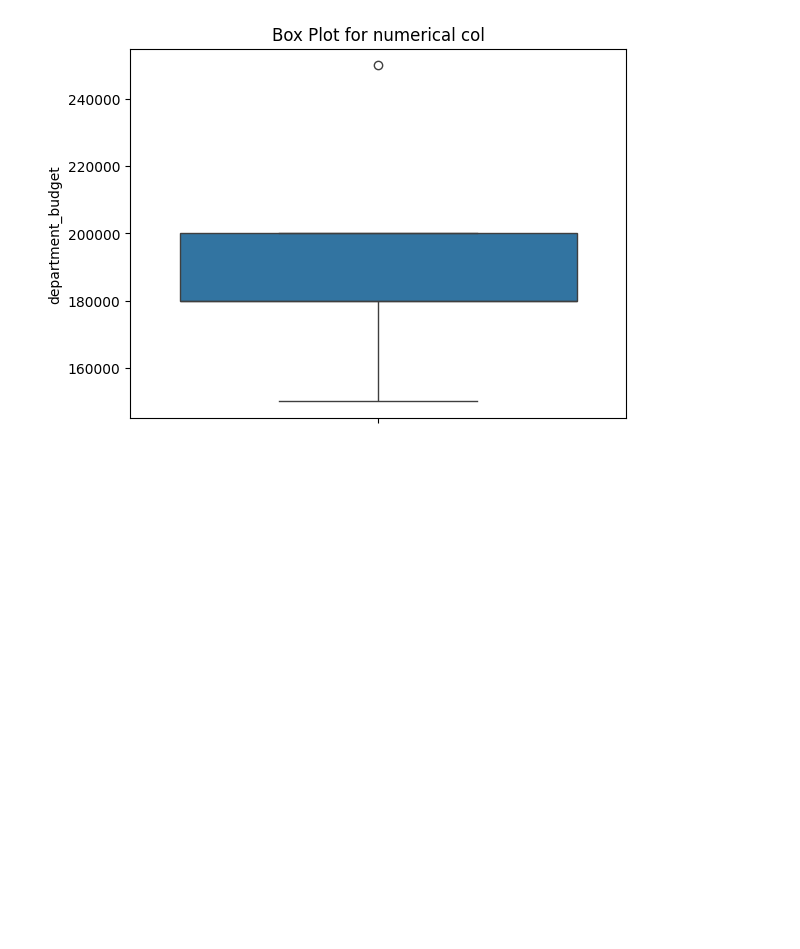
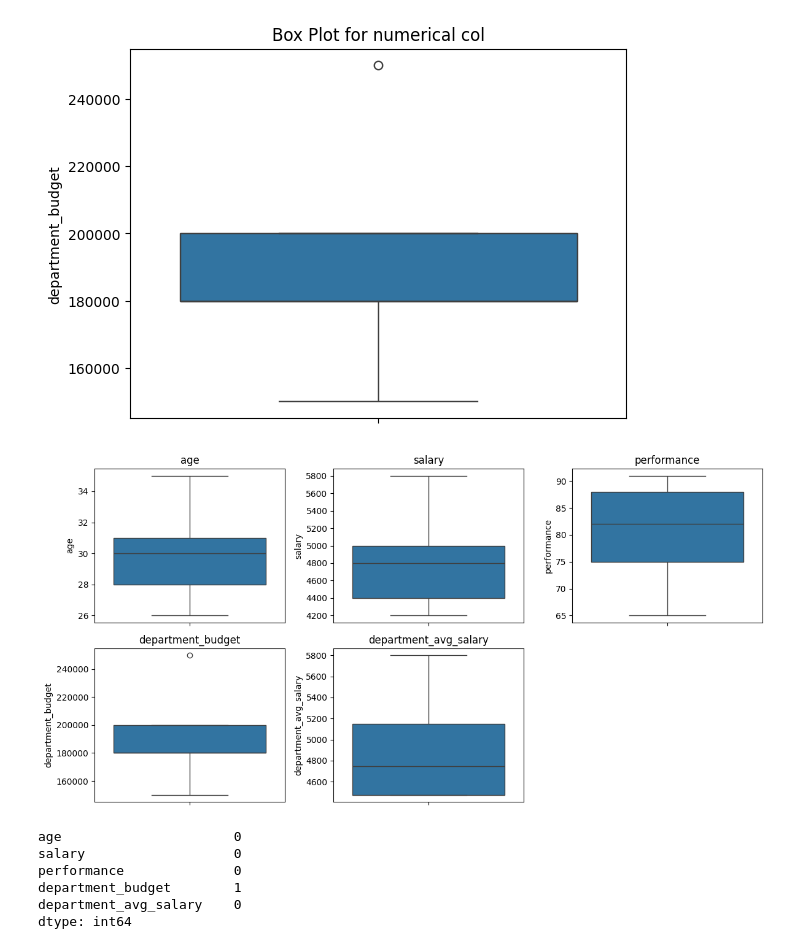
Before and after one commit to augustus-somtochukwu-umeh/Data-Science, a Jupyter notebook: employee_dataset.ipynb, the cells around one changed output. Cells and saved outputs as stored; diff of their text form; code cells hidden in the pictures; blank space fills up the shorter version.

```diff
--- a/employee_dataset.ipynb
+++ b/employee_dataset.ipynb
@@ -1002,3 +1002,33 @@ plt.title('Box Plot for numerical col')
 plt.show()
 # %% [output]
 [figure]
+# %%
+plt.figure(figsize=(12,6))
+for i, col in enumerate(num_cols, 1):
+    plt.subplot(2, 3, i)
+    sns.boxplot(y=merge_df[col])
+    plt.title(col)
+plt.tight_layout()
+plt.show()
+# %% [output]
+[figure, added]
+# %%
+#To detect outlier
+
+Q1 = merge_df[num_cols].quantile(0.25)
+Q3 = merge_df[num_cols].quantile(0.75)
+
+IQR = Q3 - Q1
+
+lower_bound = Q1 - 1.5 * IQR
+upper_bound = Q3 + 1.5 * IQR
+
+outliers = (merge_df[num_cols] < lower_bound) | (merge_df[num_cols] > upper_bound)
+print(outliers.sum())
+# %% [output]
+age                      0
+salary                   0
+performance              0
+department_budget        1
+department_avg_salary    0
+dtype: int64
```
Also changed, not shown: parts of 1 cell of this notebook.
